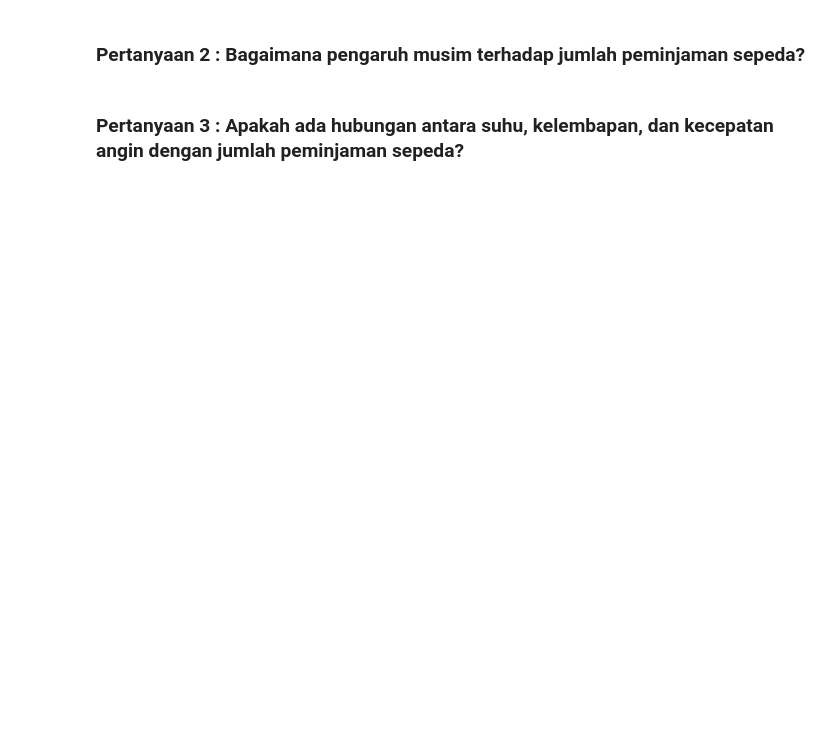
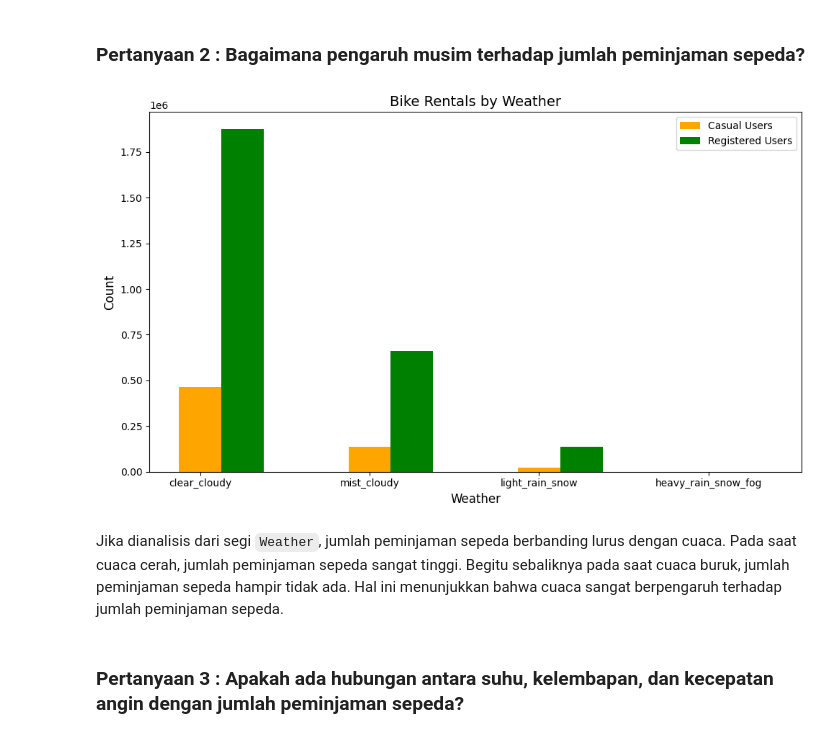
Before and after one commit to mausneg/Bike-Sharing-Analysis, a Jupyter notebook: notebook.ipynb, the cells around one changed output. Cells and saved outputs as stored; diff of their text form; code cells hidden in the pictures; blank space fills up the shorter version.

```diff
--- a/notebook.ipynb
+++ b/notebook.ipynb
@@ -234,6 +237,8 @@ Terakhir kita akan mengembalikan nilai `temp` dan `atemp` ke nilai semula yaitu
 # %%
 df_hour['temp_original'] = df_hour['temp'] * (t_max - t_min) + t_min
 df_hour['atemp_original'] = df_hour['atemp'] * (at_max - at_min) + at_min
+df_hour['hum_original'] = df_hour['hum'] * 100
+df_hour['windspeed_original'] = df_hour['windspeed'] * 67
 # %% [markdown]
 ## Exploratory Data Analysis (EDA)
 # %% [markdown]
@@ -341,4 +370,24 @@ Dari output di atas sudah terlihat bagaimana distribusi peminjaman sepeda berdas
 # %% [markdown]
 ### Pertanyaan 2 : Bagaimana pengaruh musim terhadap jumlah peminjaman sepeda?
+# %%
+plt.figure(figsize=(10, 6))
+bar_width = 0.25
+x = range(len(df_weather['weather']))
+
+plt.bar([p + bar_width for p in x], df_weather['casual'], width=bar_width, label='Casual Users', color='orange')
+plt.bar([p + bar_width * 2 for p in x], df_weather['registered'], width=bar_width, label='Registered Users', color='green')
+
+plt.xlabel('Weather', fontsize=12)
+plt.ylabel('Count', fontsize=12)
+plt.title('Bike Rentals by Weather', fontsize=14)
+plt.xticks([p + bar_width for p in x], df_weather['weather'])
+plt.legend()
+
+plt.tight_layout()
+plt.show()
+# %% [output]
+[figure, added]
+# %% [markdown]
+Jika dianalisis dari segi `Weather`, jumlah peminjaman sepeda berbanding lurus dengan cuaca. Pada saat cuaca cerah, jumlah peminjaman sepeda sangat tinggi. Begitu sebaliknya pada saat cuaca buruk, jumlah peminjaman sepeda hampir tidak ada. Hal ini menunjukkan bahwa cuaca sangat berpengaruh terhadap jumlah peminjaman sepeda.
 # %% [markdown]
 ### Pertanyaan 3 : Apakah ada hubungan antara suhu, kelembapan, dan kecepatan angin dengan jumlah peminjaman sepeda?
```
Also changed, not shown: parts of 24 cells of this notebook.
